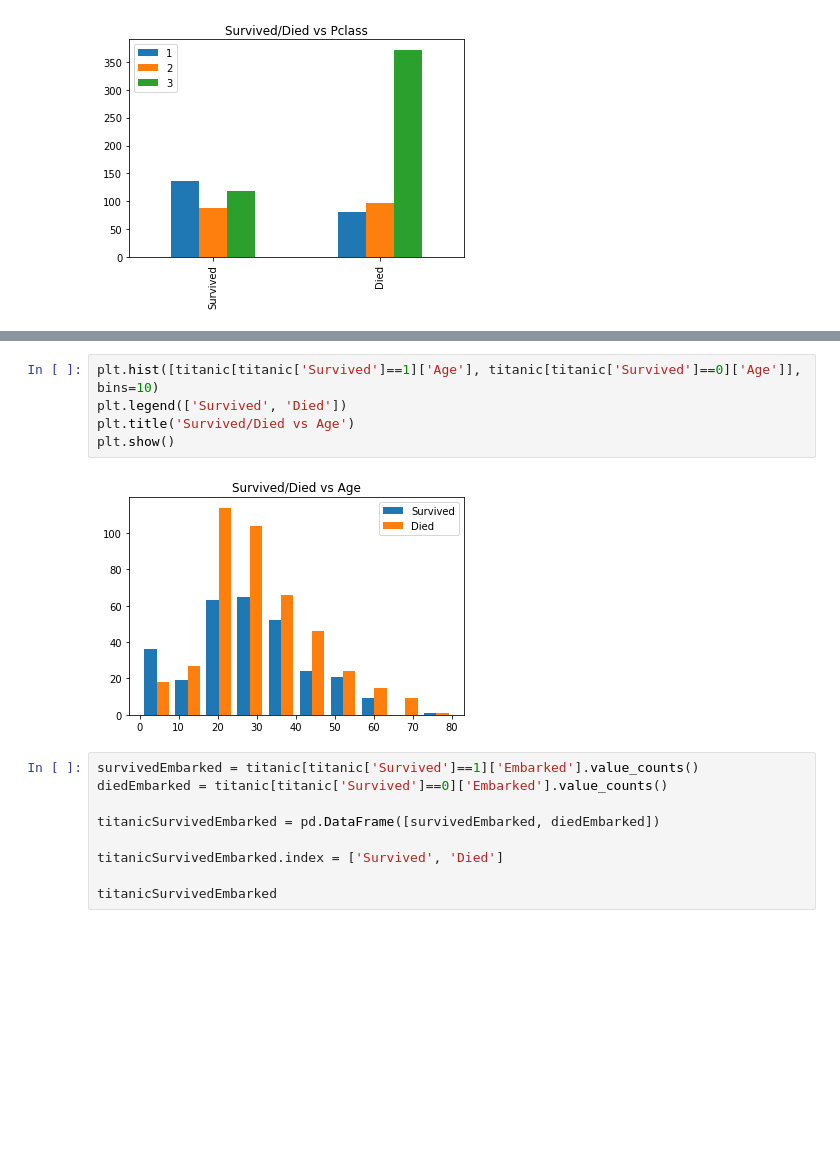
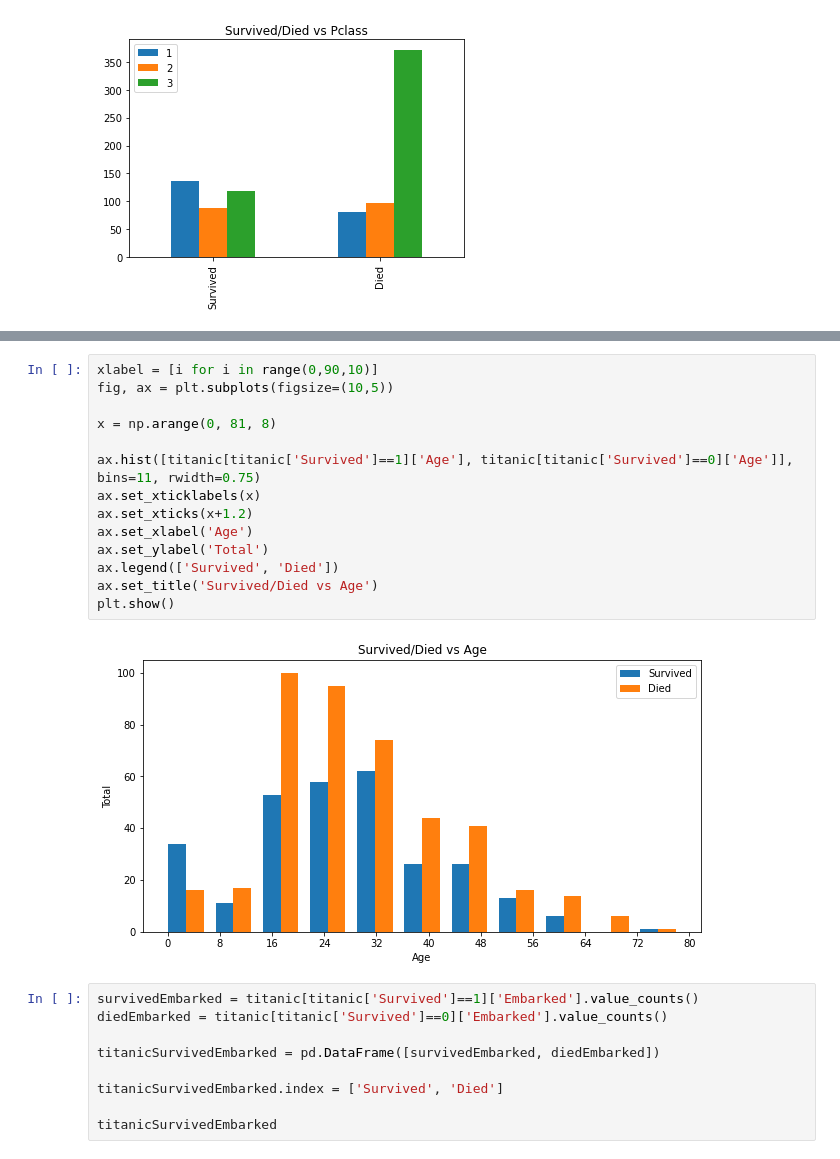
Before and after one commit to shfjri/Project_UTS_FGA, a Jupyter notebook: UTS_Kelompok_2.ipynb, the cells around one changed output, grey strips where cells are left out. Drawn from its saved outputs; the diff is of its cells as text; blank space fills up the shorter version.

```diff
--- a/UTS_Kelompok_2.ipynb
+++ b/UTS_Kelompok_2.ipynb
@@ -155,10 +182,19 @@ titanicSurvivedPclass.plot(kind='bar', title='Survived/Died vs Pclass')
 # %%
-plt.hist([titanic[titanic['Survived']==1]['Age'], titanic[titanic['Survived']==0]['Age']], bins=10)
-plt.legend(['Survived', 'Died'])
-plt.title('Survived/Died vs Age')
+xlabel = [i for i in range(0,90,10)]
+fig, ax = plt.subplots(figsize=(10,5))
+
+x = np.arange(0, 81, 8)
+
+ax.hist([titanic[titanic['Survived']==1]['Age'], titanic[titanic['Survived']==0]['Age']], bins=11, rwidth=0.75)
+ax.set_xticklabels(x)
+ax.set_xticks(x+1.2)
+ax.set_xlabel('Age')
+ax.set_ylabel('Total')
+ax.legend(['Survived', 'Died'])
+ax.set_title('Survived/Died vs Age')
 plt.show()
 # %% [output]
-[figure, old version]
+[figure, new version]
 # %%
 survivedEmbarked = titanic[titanic['Survived']==1]['Embarked'].value_counts()
 diedEmbarked = titanic[titanic['Survived']==0]['Embarked'].value_counts()
```
Also changed, not shown: parts of 3 cells of this notebook.
